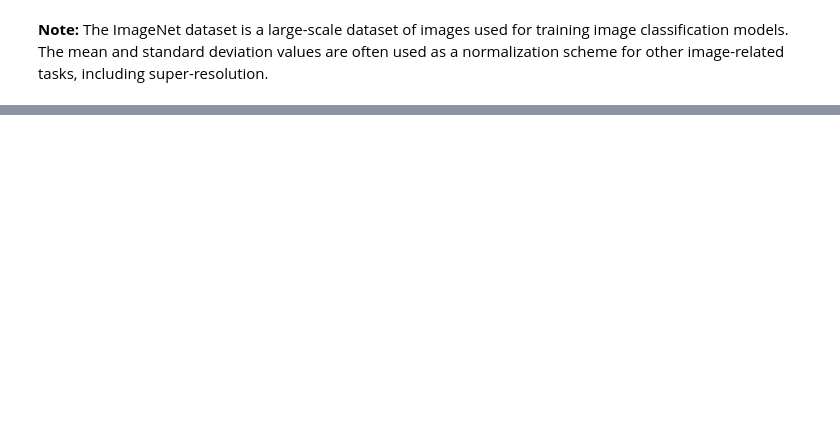
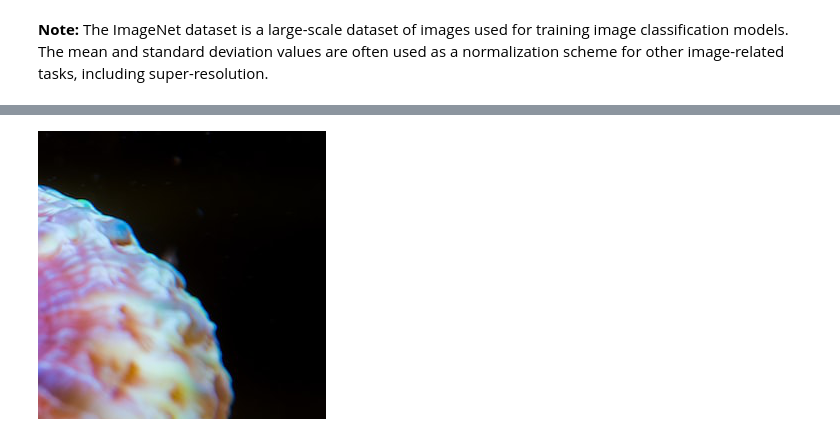
Before and after one commit to fadli0029/BEDSR, a Jupyter notebook: playground.ipynb, the cells around one changed output, grey strips where cells are left out. Drawn from its saved outputs; the diff is of its cells as text; code cells hidden in the pictures; blank space fills up the shorter version.

```diff
--- a/playground.ipynb
+++ b/playground.ipynb
@@ -132,21 +130,21 @@ Mean: [0.485 0.456 0.406], std: [0.229 0.224 0.225]
 # %%
-from data import Unsplash
-train_dir = 'dataset/'
+# from data import Unsplash
+# train_dir = 'dataset/'
 
-scale = 2
-patch_size = 48
+# scale = 2
+# patch_size = 48
 
-train_set = Unsplash(
-    path=train_dir,
-    scale=scale,
-    patch_size=patch_size,
-    mean=mean,
-    std=std,
-    train=True,
-)
-train_loader = torch.utils.data.DataLoader(
-    train_set, batch_size=16, shuffle=True
-)
+# train_set = Unsplash(
+#     path=train_dir,
+#     scale=scale,
+#     patch_size=patch_size,
+#     mean=mean,
+#     std=std,
+#     train=True,
+# )
+# train_loader = torch.utils.data.DataLoader(
+#     train_set, batch_size=16, shuffle=True
+# )
 # %% [markdown]
 __Note:__ The ImageNet dataset is a large-scale dataset of images used for training image classification models. The mean and standard deviation values are often used as a normalization scheme for other image-related tasks, including super-resolution.
 # %%
@@ -163,0 +246,4 @@ Clipping input data to the valid range for imshow with RGB data ([0..1] for floa
+# %%
+hr_patch
+# %% [output]
+[figure, added]
```
Also changed, not shown: parts of 12 cells of this notebook, 2 other files.
